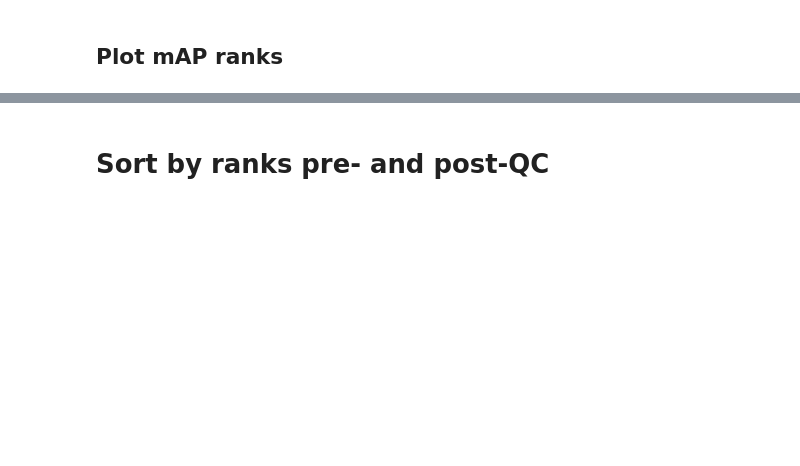
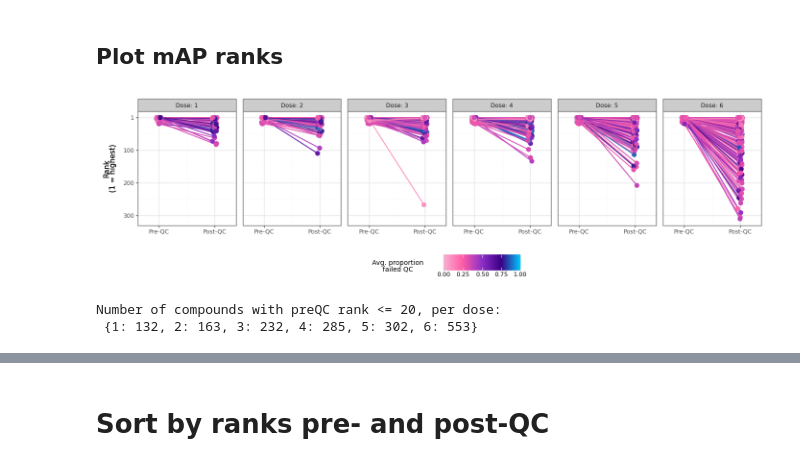
Before and after one commit to cytomining/coSMicQC, a Jupyter notebook: docs/manuscripts/cosmicqc_paper_v1/supp_figure_11_lincs_ranking_changes/map_rank_changes.ipynb, the cells around one changed output, grey strips where cells are left out. Cells and saved outputs as stored; diff of their text form; code cells hidden in the pictures; blank space fills up the shorter version.

Commit message:
fix y axis to start at 1 not 0 (matching ranking and axis title)

```diff
--- a/docs/manuscripts/cosmicqc_paper_v1/supp_figure_11_lincs_ranking_changes/map_rank_changes.ipynb
+++ b/docs/manuscripts/cosmicqc_paper_v1/supp_figure_11_lincs_ranking_changes/map_rank_changes.ipynb
@@ -198,6 +200,15 @@ n_compounds_per_dose = (
     .to_dict()
 )
 
+# Explicit y-axis bounds so the reversed scale starts at rank 1 (top) and
+# ends at the true max rank present in the plotted data (bottom), rather
+# than plotnine's default expansion pulling the axis down toward/through 0.
+max_rank = int(merged_map_long["rank"].max())
+
+# Round-number breaks like before (100, 200, 300...), but swap the leading
+# 0 for 1 so the top of the axis is labeled correctly
+y_breaks = [1] + list(range(100, max_rank + 1, 100))
+
 p = (
     ggplot(
         merged_map_long,
@@ -221,37 +232,46 @@ p = (
         name="",
         limits=(-0.3, 1.3),
     )
-    + scale_y_reverse(name="Rank\n(1 = highest)")
+    + scale_y_reverse(
+        name="Rank\n(1 = highest)",
+        limits=(max_rank, 1),
+        breaks=y_breaks,
+        expand=(0, 20),
+    )
     + facet_wrap(
         "~Metadata_dose_recode",
         nrow=1,
         labeller=lambda x: f"Dose: {x}",
     )
     + theme_bw()
     + theme(
         figure_size=(14, 4),
         legend_position="bottom",
         legend_title=element_text(size=10),
         legend_text=element_text(size=9),
     )
 )
 
 # Save plots
 p.save("figures/rank_mAP_preQC_vs_postQC_by_dose.png", dpi=400)
 fig = p.draw()
 
 for ax in fig.axes:
     for coll in ax.collections:
         coll.set_rasterized(True)
 
 fig.savefig("figures/rank_mAP_preQC_vs_postQC_by_dose.svg", dpi=400)
 
 p.show()
 
 print(
     "Number of compounds with preQC rank <= 20, per dose:\n",
     n_compounds_per_dose,
 )
+# %% [output]
+[figure, added]
+Number of compounds with preQC rank <= 20, per dose:
+ {1: 132, 2: 163, 3: 232, 4: 285, 5: 302, 6: 553}
 # %%
 # Compounds that moved from OUTSIDE the top 20 pre-QC (preQC_rank > 20) into
 # the top 20 post-QC (postQC_rank <= 20). This is computed directly off the
```
Also changed, not shown: parts of 11 cells of this notebook, 3 other files.
